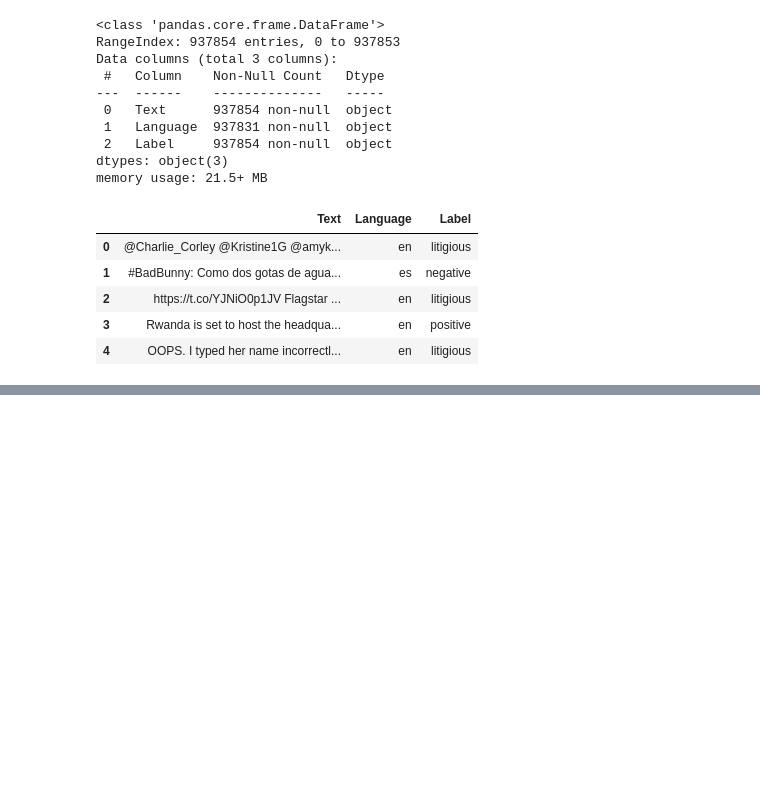
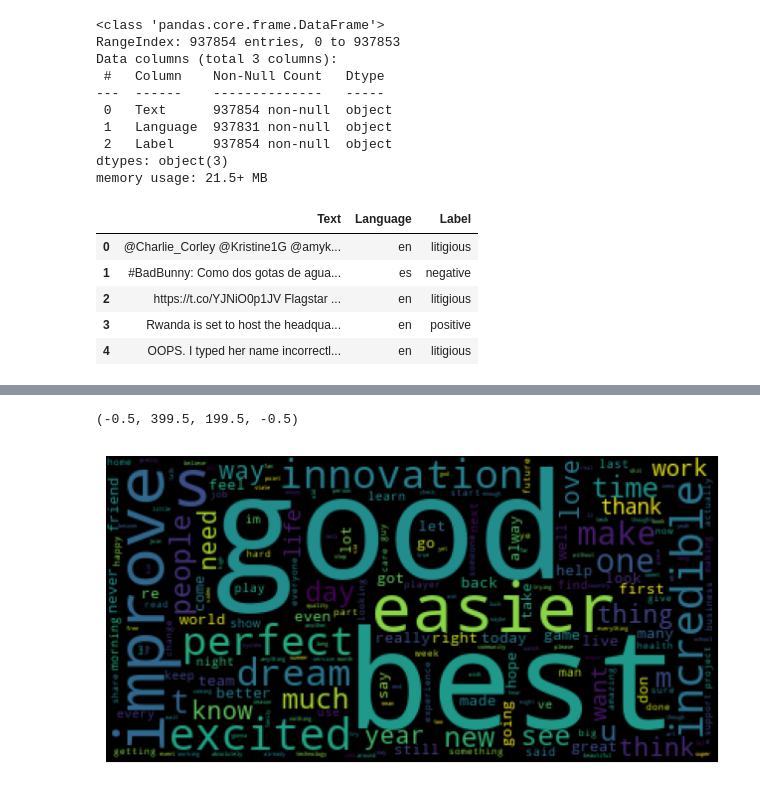
Before and after one commit to Jchukwuedozi/Twitter-sentiment-analysis, a Jupyter notebook: Twitter sentiments.ipynb, the cells around one changed output, grey strips where cells are left out. Cells and saved outputs as stored; diff of their text form; code cells hidden in the pictures; blank space fills up the shorter version.

```diff
--- a/Twitter sentiments.ipynb
+++ b/Twitter sentiments.ipynb
@@ -48,0 +168,11 @@ tweets.head()
+# %%
+sentence = ''
+for word in positive['Text']:
+    sentence += ' '.join(word.split())
+posword_cloud = WordCloud(collocations=False).generate(sentence)
+fig, ax = plt.subplots(figsize=(8,4))
+plt.imshow(posword_cloud);
+plt.axis(False)
+# %% [output]
+(-0.5, 399.5, 199.5, -0.5)
+[figure, added]
```
Also changed, not shown: parts of 27 cells of this notebook.
